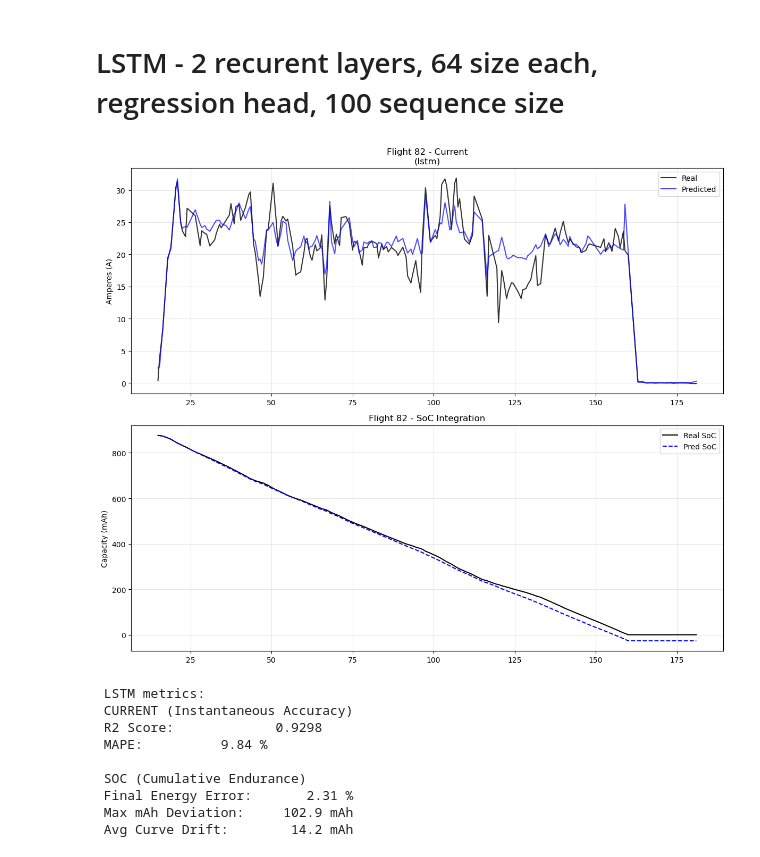
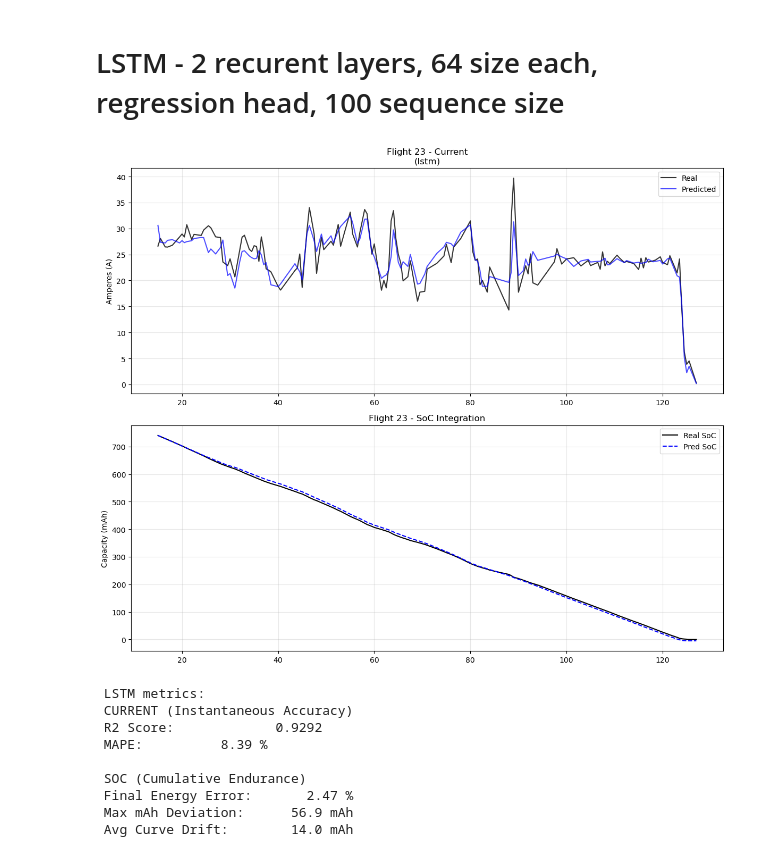
Before and after one commit to Valentine-456/forecasting-ml, a Jupyter notebook: notebooks/Models_comparison.ipynb, the cells around one changed output. Drawn from its saved outputs; the diff is of its cells as text; code cells hidden in the pictures.

```diff
--- a/notebooks/Models_comparison.ipynb
+++ b/notebooks/Models_comparison.ipynb
@@ -156,30 +167,20 @@ for more details about differences between saving model and serializing.
 # %% [markdown]
 # XGBoost with AutoRegression (battery current - lag 1)
 # %%
-# Load dataset
-df = load_flights()
-df = filter_dummy_flights(df)
-df = add_features(df)
-df = compute_soc(df)
-df = add_is_flying(df)
-df = add_battery_current_ar(df)
-
 # Configuration and prediction
 cfg = load_config("XGB_AR_lag1.yaml")
 features = cfg["features"]
 model_name = cfg["model"]["name"]
-train_df, test_df = train_test_split_flight(df, split_ratio=cfg["train_split"])
 
 model = joblib.load(MODELS_DIR / "xgb_ar_lag1.pkl")
-test_df = test_df.copy()
-test_df["battery_current_pred"] = model.predict(test_df[features].fillna(0.0))
+test_df_model = test_df.copy()
+test_df_model["battery_current_pred"] = model.predict(test_df_model[features].fillna(0.0))
 
 # Show graphs for one chosen flight
-random_id = np.random.choice(test_df["flight"].unique())
-plot_flight_results(test_df, random_id, model_name=model_name)
+plot_flight_results(test_df_model, PLOT_FLIGHT_ID, model_name=model_name)
 
 # Metrics
-curr_m = battery_current_metrics(test_df["battery_current"], test_df["battery_current_pred"])
-soc_m = battery_soc_metrics(test_df, test_df["battery_current_pred"])
+curr_m = battery_current_metrics(test_df_model)
+soc_m = battery_soc_metrics(test_df_model)
 print_metrics(model_name, curr_m, soc_m)
 # %% [output]
@@ -196,16 +197,9 @@ print_metrics(model_name, curr_m, soc_m)
 # %% [markdown]
 # LSTM - 2 recurent layers, 64 size each, regression head, 100 sequence size
 # %%
-df = load_flights()
-df = filter_dummy_flights(df)
-df = add_features(df)
-df = compute_soc(df)
-df = add_is_flying(df)
-
 # Split
 cfg = load_config("LSTM.yaml")
 model_name = cfg["model"]["name"]
-train_df, test_df = train_test_split_flight(df, split_ratio=cfg["train_split"])
 
 bundle = torch.load(MODELS_DIR / f"{model_name}.pth", map_location="cpu")
 lstm_features = bundle["features"]
@@ -216,47 +210,44 @@ model = LSTMModel(
     input_dim=len(lstm_features),
     hidden_size=int(model_cfg["hidden_size"]),
     num_layers=int(model_cfg["num_layers"]),
     dropout=float(model_cfg["dropout"]),
 )
 
 model.load_state_dict(bundle["model_state_dict"])
 device = "cuda" if torch.cuda.is_available() else "cpu"
 model = model.to(device).eval()
 
 scalers = Scalers.from_dict(bundle["scalers"])
 
 pred_df = predict_on_df(
     model=model,
     df=test_df,
     features=lstm_features,
     scalers=scalers,
     seq_len=seq_len,
     device=device,
     target_col="battery_current",
 )
 
 test_df_lstm = test_df.merge(
     pred_df[["flight", "time", "battery_current_pred"]],
     on=["flight", "time"],
     how="left",
-)
+).dropna(subset=["battery_current_pred"]).copy()
 
-test_df_lstm = test_df_lstm.dropna(subset=["battery_current_pred"]).copy()
+plot_flight_results(test_df_lstm, PLOT_FLIGHT_ID, model_name=model_name)
 
-random_id = int(np.random.choice(test_df_lstm["flight"].unique()))
-plot_flight_results(test_df_lstm, random_id, model_name=model_name)
-
-curr_m = battery_current_metrics(test_df_lstm["battery_current"], test_df_lstm["battery_current_pred"])
-soc_m = battery_soc_metrics(test_df_lstm, test_df_lstm["battery_current_pred"])
+curr_m = battery_current_metrics(test_df_lstm)
+soc_m = battery_soc_metrics(test_df_lstm)
 print_metrics(model_name, curr_m, soc_m)
 # %% [output]
-[figure, old version]
+[figure, new version]
  LSTM metrics:
  CURRENT (Instantaneous Accuracy)
- R2 Score:             0.9298
- MAPE:          9.84 %
+ R2 Score:             0.9292
+ MAPE:          8.39 %
 
  SOC (Cumulative Endurance)
- Final Energy Error:       2.31 %
- Max mAh Deviation:     102.9 mAh
- Avg Curve Drift:        14.2 mAh
+ Final Energy Error:       2.47 %
+ Max mAh Deviation:      56.9 mAh
+ Avg Curve Drift:        14.0 mAh
```
Also changed, not shown: parts of 10 cells of this notebook, 19 other files.
